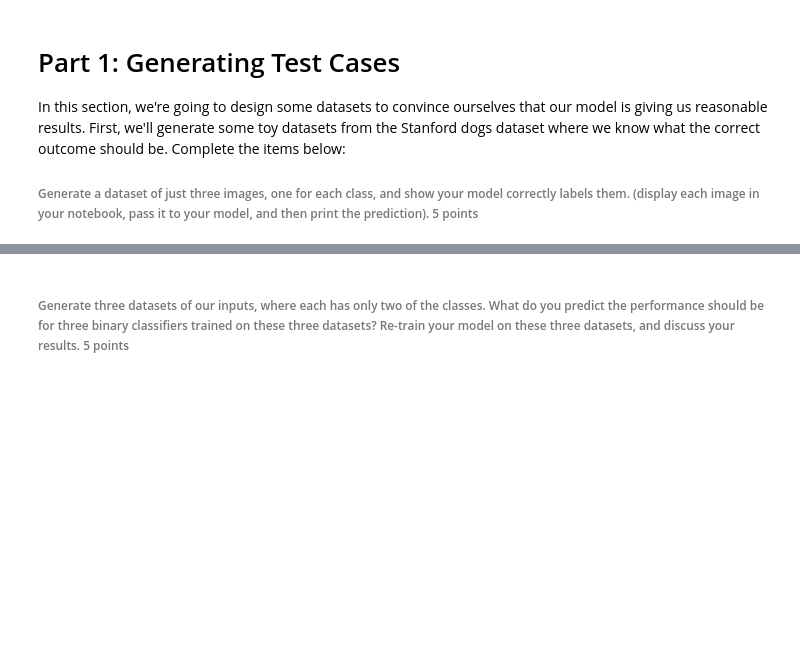
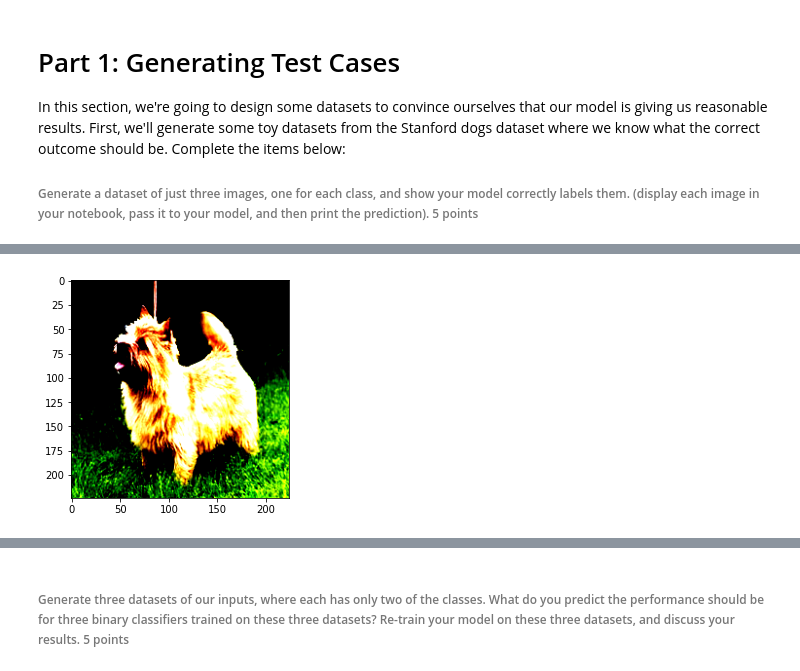
Before and after one commit to samodle/Learning-Machine-Learning, a Jupyter notebook: CNNs and Transfer Learning/Project 3 - ML For Real World Use.ipynb, the cells around one changed output, grey strips where cells are left out. Drawn from its saved outputs; the diff is of its cells as text; code cells hidden in the pictures; blank space fills up the shorter version.

```diff
--- a/CNNs and Transfer Learning/Project 3 - ML For Real World Use.ipynb
+++ b/CNNs and Transfer Learning/Project 3 - ML For Real World Use.ipynb
@@ -481,0 +500,93 @@ In this section, we're going to design some datasets to convince ourselves that
+# %%
+P1A_DATA_PATH = "./images/P1_A_ThreeImageDataset/"
+p1a_data = torchvision.datasets.ImageFolder(root=P1A_DATA_PATH, transform=test_transforms)
+p1a_data_loader  = torch.utils.data.DataLoader(p1a_data, batch_size=1, shuffle=True, num_workers=WORKERS, drop_last=False)
+
+#IMAGE 1
+tensor_image, label = next(iter(p1a_data_loader))
+if train_on_gpu:
+    tensor_image, label = tensor_image.cuda(), label.cuda()
+
+#print("Target label of image: ", label[0])
+first_image = np.transpose(tensor_image[0].cpu().detach().numpy(), (1, 2, 0)) # get the first image in the batch
+plt.imshow(first_image)
+plt.show()
+
+with torch.no_grad():
+    # Set to evaluation mode
+    model.eval()
+    prediction = model(tensor_image)
+
+print(prediction)
+prediction = prediction.cpu().detach().numpy()
+max_prob = max(list(np.array(prediction)[0]))
+print('max_prob', max_prob)
+predicted_label = list(prediction[0]).index(max_prob)
+print("Predicted label: ", predicted_label)
+
+tgt_lbl = label[0].item()
+print("Target label: ", tgt_lbl)
+
+if tgt_lbl == predicted_label:
+    print("Successful prediction!")
+else:
+    print("Not quite...")
+
+# IMAGE 2
+tensor_image2, label2 = next(iter(p1a_data_loader))
+if train_on_gpu:
+    tensor_image2, label2 = tensor_image2.cuda(), label2.cuda()
+
+second_image = np.transpose(tensor_image2[0].cpu().detach().numpy(), (1, 2, 0)) # get the first image in the batch
+plt.imshow(second_image)
+plt.show()
+
+with torch.no_grad():
+    # Set to evaluation mode
+    model.eval()
+    prediction2 = model(tensor_image2)
+
+print(prediction2)
+prediction2 = prediction2.cpu().detach().numpy()
+max_prob = max(list(np.array(prediction2)[0]))
+print('max_prob', max_prob)
+predicted_label = list(prediction2[0]).index(max_prob)
+print("Predicted label: ", predicted_label)
+
+tgt_lbl = label[0].item()
+print("Target label: ", tgt_lbl)
+
+if tgt_lbl == predicted_label:
+    print("Successful prediction!")
+else:
+    print("Not quite...")
+
+# IMAGE 3
+tensor_image3, label3 = next(iter(p1a_data_loader))
+if train_on_gpu:
+    tensor_image3, label3 = tensor_image3.cuda(), label3.cuda()
+
+second_image = np.transpose(tensor_image3[0].cpu().detach().numpy(), (1, 2, 0)) # get the first image in the batch
+plt.imshow(second_image)
+plt.show()
+
+with torch.no_grad():
+    # Set to evaluation mode
+    model.eval()
+    prediction3 = model(tensor_image3)
+
+print(prediction3)
+prediction3 = prediction3.cpu().detach().numpy()
+max_prob = max(list(np.array(prediction3)[0]))
+print('max_prob', max_prob)
+predicted_label3 = list(prediction3[0]).index(max_prob)
+print("Predicted label: ", predicted_label3)
+
+tgt_lbl = label[0].item()
+print("Target label: ", tgt_lbl)
+
+if tgt_lbl == predicted_label3:
+    print("Successful prediction!")
+else:
+    print("Not quite...")
+# %% [output]
@@ -481,0 +594 @@ In this section, we're going to design some datasets to convince ourselves that
+[figure, added]
```
Also changed, not shown: parts of 11 cells of this notebook.
